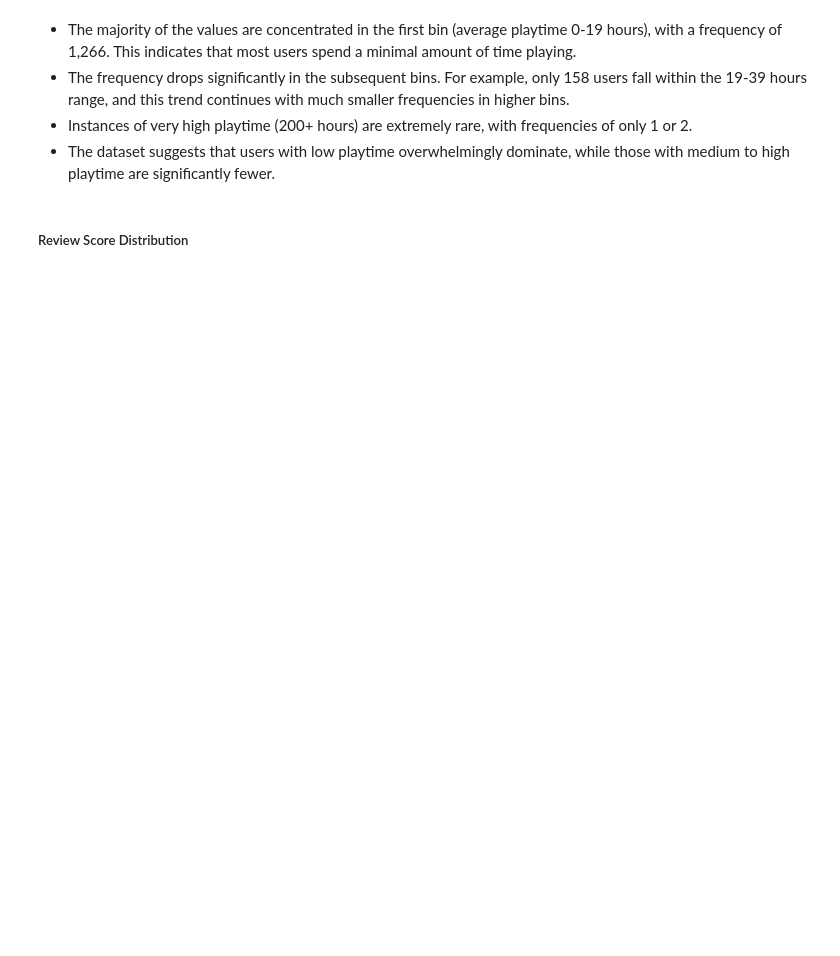
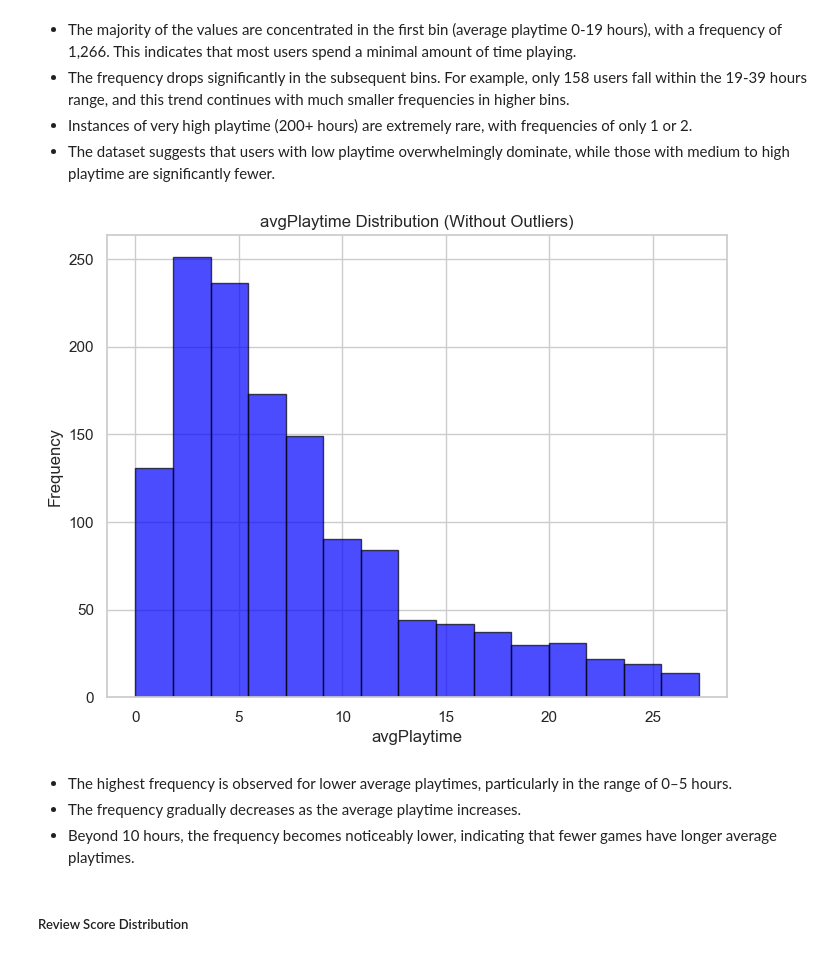
Before and after one commit to tmthu1204/PDS_FinalProject, a Jupyter notebook: FinalProject.ipynb, the cells around one changed output. Cells and saved outputs as stored; diff of their text form; code cells hidden in the pictures; blank space fills up the shorter version.

```diff
--- a/FinalProject.ipynb
+++ b/FinalProject.ipynb
@@ -272,6 +320,31 @@ plt.show()
 - The frequency drops significantly in the subsequent bins. For example, only 158 users fall within the 19-39 hours range, and this trend continues with much smaller frequencies in higher bins.
 - Instances of very high playtime (200+ hours) are extremely rare, with frequencies of only 1 or 2.
 - The dataset suggests that users with low playtime overwhelmingly dominate, while those with medium to high playtime are significantly fewer.
+# %%
+Q1 = data['avgPlaytime'].quantile(0.25)
+Q3 = data['avgPlaytime'].quantile(0.75)
+IQR = Q3 - Q1
+lower_bound = Q1 - 1.5 * IQR
+upper_bound = Q3 + 1.5 * IQR
+
+# Loại bỏ ngoại lệ
+filtered_data = data['avgPlaytime'][(data['avgPlaytime'] >= lower_bound) & (data['avgPlaytime'] <= upper_bound)]
+
+# Vẽ lại histogram
+plt.figure(figsize=(8, 6))
+plt.hist(filtered_data.dropna(), bins=15, alpha=0.7, color='blue', edgecolor='black')
+plt.title("avgPlaytime Distribution (Without Outliers)")
+plt.xlabel("avgPlaytime")
+plt.ylabel("Frequency")
+
+plt.gca().xaxis.set_major_formatter(FuncFormatter(format_number))
+plt.show()
+# %% [output]
+[figure, added]
+# %% [markdown]
+- The highest frequency is observed for lower average playtimes, particularly in the range of 0–5 hours.
+- The frequency gradually decreases as the average playtime increases.
+- Beyond 10 hours, the frequency becomes noticeably lower, indicating that fewer games have longer average playtimes.
 # %% [markdown]
 ##### Review Score Distribution
 # %%
```
Also changed, not shown: parts of 30 cells of this notebook.
